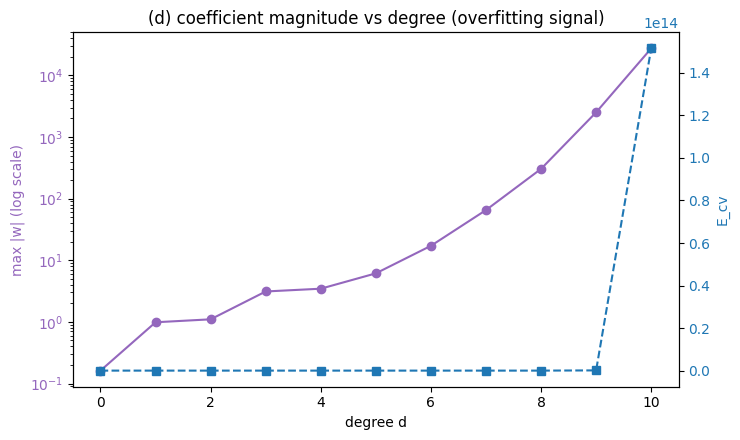
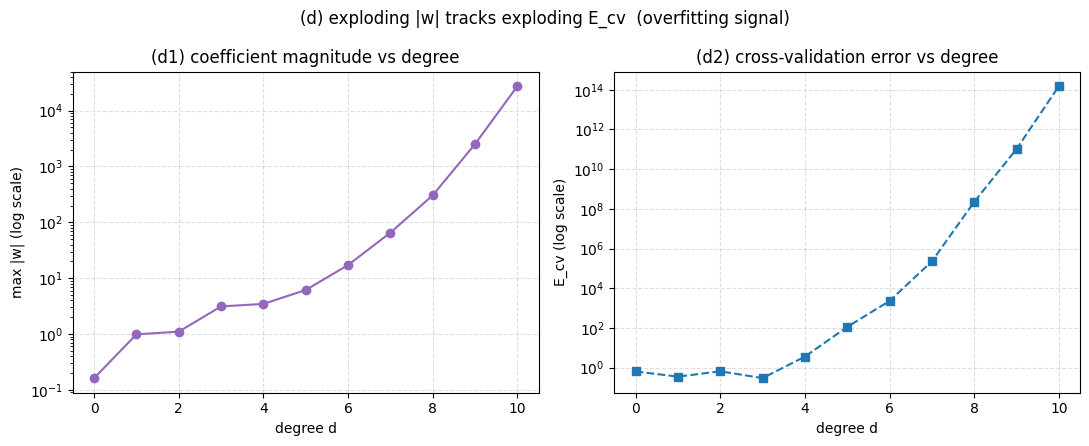
The notebook cell's code change between the first figure and the second:
--- before
+++ after
@@ -17,16 +17,21 @@
 print("สังเกต: ดีกรีสูง -> max|w| โตแบบระเบิด (สัมประสิทธิ์บวก/ลบใหญ่หักล้างกันเพื่อลากผ่านทุกจุด)")
 
-# --- วาด max|w| (แกน log) คู่กับ E_cv เทียบดีกรี ---
+# --- วาดแยก 2 กราฟข้างกัน: (ซ้าย) max|w|  (ขวา) E_cv  ทั้งคู่แกน log ให้เห็นการไต่ขึ้น ---
 degs = np.arange(MAXDEG + 1)
-fig, ax1 = plt.subplots(figsize=(7.5, 4.5))
-ax1.plot(degs, maxw, "o-", color="tab:purple", label="max|w|")
-ax1.set_yscale("log")
-ax1.set_xlabel("degree d"); ax1.set_ylabel("max |w| (log scale)", color="tab:purple")
-ax1.tick_params(axis="y", labelcolor="tab:purple")
-ax2 = ax1.twinx()                              # แกน y ที่สองสำหรับ E_cv
-ax2.plot(degs, e_cv, "s--", color="tab:blue", label="E_cv")
-ax2.set_ylabel("E_cv", color="tab:blue")
-ax2.tick_params(axis="y", labelcolor="tab:blue")
-ax1.set_title("(d) coefficient magnitude vs degree (overfitting signal)")
+fig, (axL, axR) = plt.subplots(1, 2, figsize=(11, 4.5))
+
+axL.plot(degs, maxw, "o-", color="tab:purple")   # ซ้าย: ขนาดสัมประสิทธิ์
+axL.set_yscale("log")
+axL.set_xlabel("degree d"); axL.set_ylabel("max |w| (log scale)")
+axL.set_title("(d1) coefficient magnitude vs degree")
+axL.grid(True, ls="--", alpha=0.4)
+
+axR.plot(degs, e_cv, "s--", color="tab:blue")     # ขวา: cross-validation error
+axR.set_yscale("log")
+axR.set_xlabel("degree d"); axR.set_ylabel("E_cv (log scale)")
+axR.set_title("(d2) cross-validation error vs degree")
+axR.grid(True, ls="--", alpha=0.4)
+
+fig.suptitle("(d) exploding |w| tracks exploding E_cv  (overfitting signal)")
 plt.tight_layout()
 plt.savefig("coef_growth.png", dpi=120)

Commit: update jupyter notebook